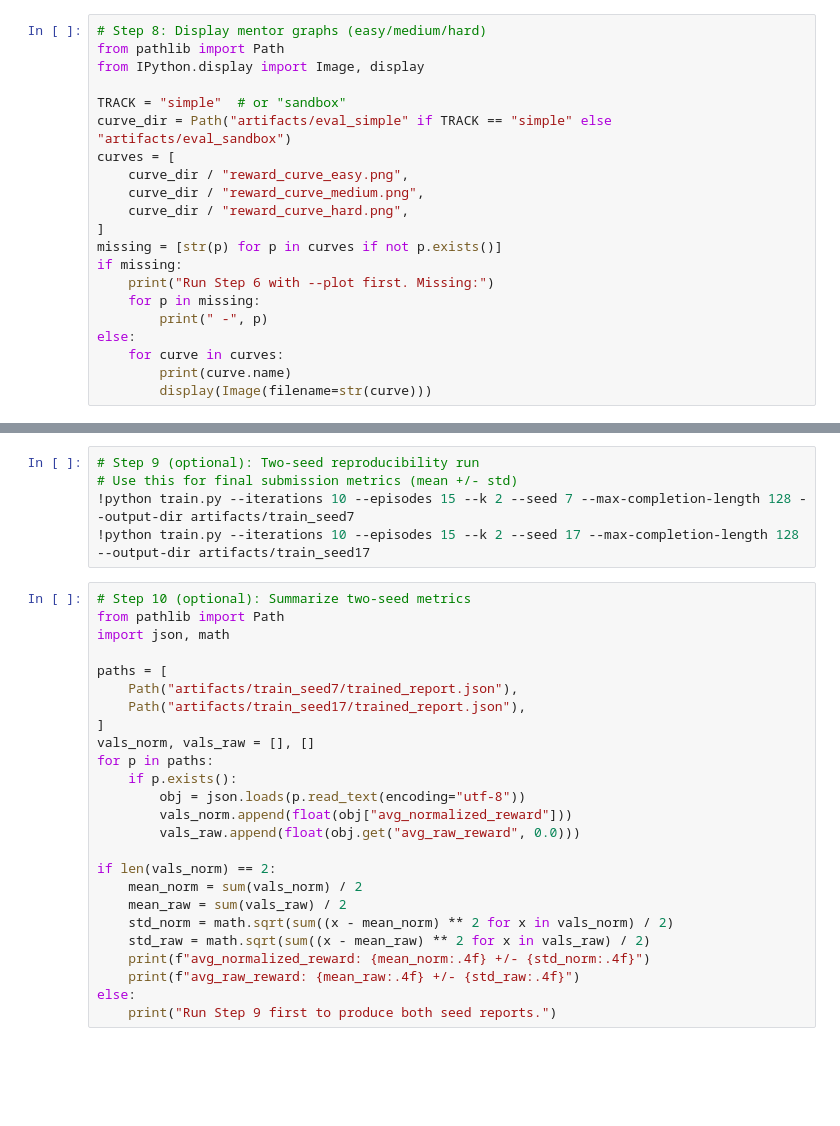
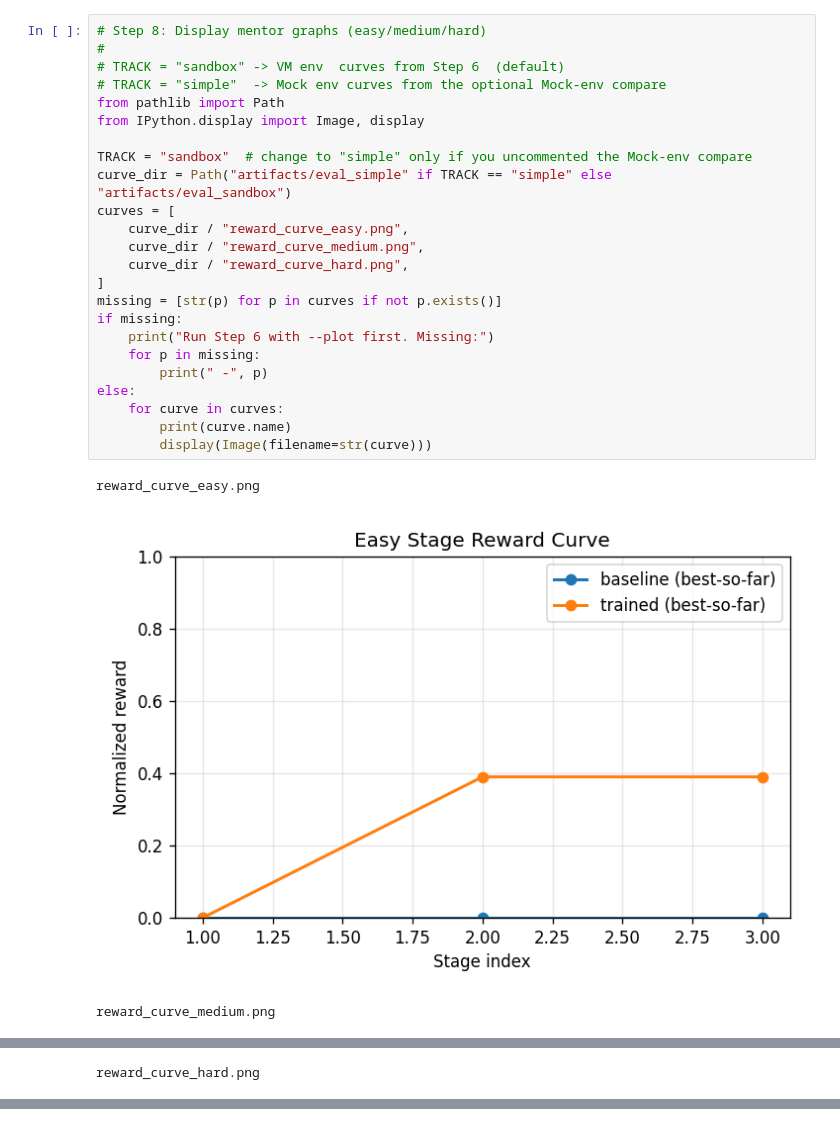
Before and after one commit to anujkamaljain/OpenEnv-Customer-Support, a Jupyter notebook: train_notebook.ipynb, the cells around one changed output, grey strips where cells are left out. Saved outputs shown, nothing was run; the diff lists cells and outputs as text; blank space fills up the shorter version.

```diff
--- a/train_notebook.ipynb
+++ b/train_notebook.ipynb
@@ -87,21 +214,28 @@ print("Trained  raw:", t["avg_raw_reward"], "norm:", t["avg_normalized_reward"])
 # %%
 # Step 8: Display mentor graphs (easy/medium/hard)
+#
+# TRACK = "sandbox" -> VM env  curves from Step 6  (default)
+# TRACK = "simple"  -> Mock env curves from the optional Mock-env compare
 from pathlib import Path
 from IPython.display import Image, display
 
-TRACK = "simple"  # or "sandbox"
+TRACK = "sandbox"  # change to "simple" only if you uncommented the Mock-env compare
 curve_dir = Path("artifacts/eval_simple" if TRACK == "simple" else "artifacts/eval_sandbox")
 curves = [
     curve_dir / "reward_curve_easy.png",
     curve_dir / "reward_curve_medium.png",
     curve_dir / "reward_curve_hard.png",
 ]
 missing = [str(p) for p in curves if not p.exists()]
 if missing:
     print("Run Step 6 with --plot first. Missing:")
     for p in missing:
         print(" -", p)
 else:
     for curve in curves:
         print(curve.name)
         display(Image(filename=str(curve)))
+# %% [output]
+reward_curve_easy.png
+[figure, added]
+reward_curve_medium.png
@@ -107,0 +243 @@ else:
+reward_curve_hard.png
@@ -108,30 +244,0 @@ else:
-# %%
-# Step 9 (optional): Two-seed reproducibility run
-# Use this for final submission metrics (mean +/- std)
-!python train.py --iterations 10 --episodes 15 --k 2 --seed 7 --max-completion-length 128 --output-dir artifacts/train_seed7
-!python train.py --iterations 10 --episodes 15 --k 2 --seed 17 --max-completion-length 128 --output-dir artifacts/train_seed17
-# %%
-# Step 10 (optional): Summarize two-seed metrics
-from pathlib import Path
-import json, math
-
-paths = [
-    Path("artifacts/train_seed7/trained_report.json"),
-    Path("artifacts/train_seed17/trained_report.json"),
-]
-vals_norm, vals_raw = [], []
-for p in paths:
-    if p.exists():
-        obj = json.loads(p.read_text(encoding="utf-8"))
-        vals_norm.append(float(obj["avg_normalized_reward"]))
-        vals_raw.append(float(obj.get("avg_raw_reward", 0.0)))
-
-if len(vals_norm) == 2:
-    mean_norm = sum(vals_norm) / 2
-    mean_raw = sum(vals_raw) / 2
-    std_norm = math.sqrt(sum((x - mean_norm) ** 2 for x in vals_norm) / 2)
-    std_raw = math.sqrt(sum((x - mean_raw) ** 2 for x in vals_raw) / 2)
-    print(f"avg_normalized_reward: {mean_norm:.4f} +/- {std_norm:.4f}")
-    print(f"avg_raw_reward: {mean_raw:.4f} +/- {std_raw:.4f}")
-else:
-    print("Run Step 9 first to produce both seed reports.")
```
Also changed, not shown: parts of 11 cells of this notebook, 25 other files.
